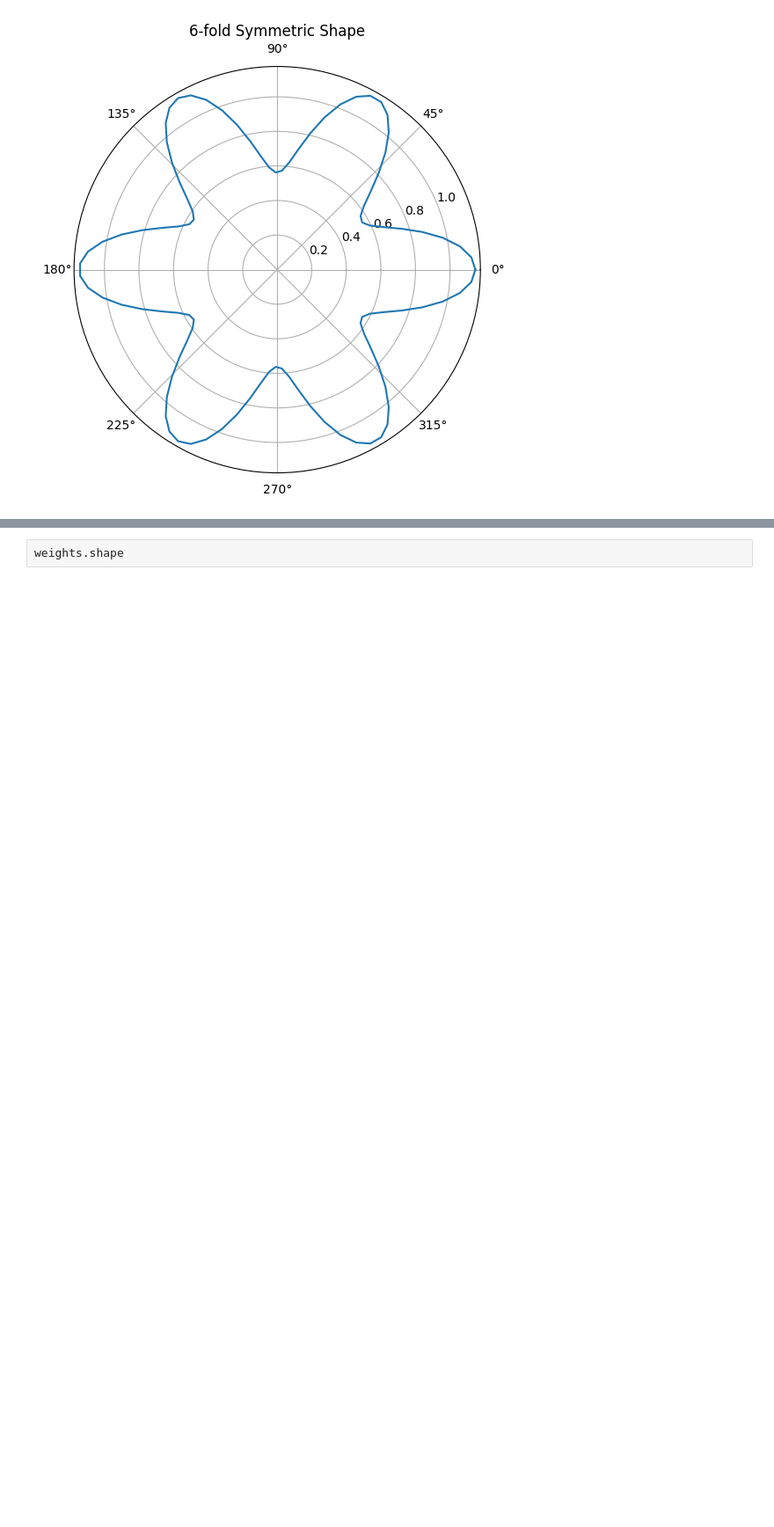
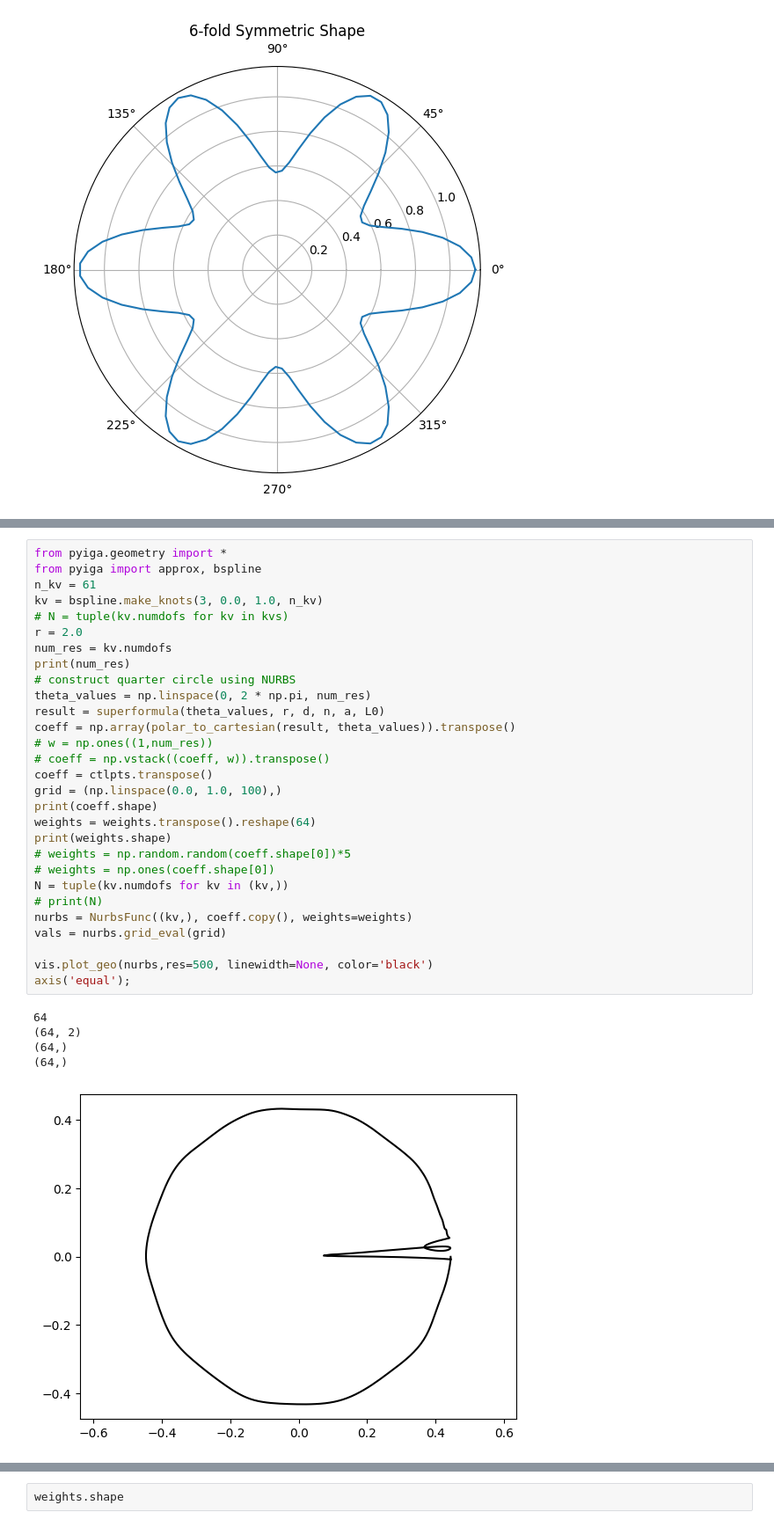
Before and after one commit to kevin866/pyiga, a Jupyter notebook: notebooks/nurbs_super.ipynb, the cells around one changed output, grey strips where cells are left out. Shown at 88% size. Cells and saved outputs as stored; diff of their text form; blank space fills up the shorter version.

```diff
--- a/notebooks/nurbs_super.ipynb
+++ b/notebooks/nurbs_super.ipynb
@@ -34,0 +68,35 @@ plt.show()
+# %%
+from pyiga.geometry import *
+from pyiga import approx, bspline
+n_kv = 61
+kv = bspline.make_knots(3, 0.0, 1.0, n_kv)
+# N = tuple(kv.numdofs for kv in kvs)
+r = 2.0
+num_res = kv.numdofs
+print(num_res)
+# construct quarter circle using NURBS
+theta_values = np.linspace(0, 2 * np.pi, num_res)
+result = superformula(theta_values, r, d, n, a, L0)
+coeff = np.array(polar_to_cartesian(result, theta_values)).transpose()
+# w = np.ones((1,num_res))
+# coeff = np.vstack((coeff, w)).transpose()
+coeff = ctlpts.transpose()
+grid = (np.linspace(0.0, 1.0, 100),)
+print(coeff.shape)
+weights = weights.transpose().reshape(64)
+print(weights.shape)
+# weights = np.random.random(coeff.shape[0])*5
+# weights = np.ones(coeff.shape[0])
+N = tuple(kv.numdofs for kv in (kv,))
+# print(N)
+nurbs = NurbsFunc((kv,), coeff.copy(), weights=weights)
+vals = nurbs.grid_eval(grid)
+
+vis.plot_geo(nurbs,res=500, linewidth=None, color='black')
+axis('equal');
+# %% [output]
+64
+(64, 2)
+(64,)
+(64,)
+[figure, added]
```
Also changed, not shown: parts of 16 cells of this notebook, 10 other files.
